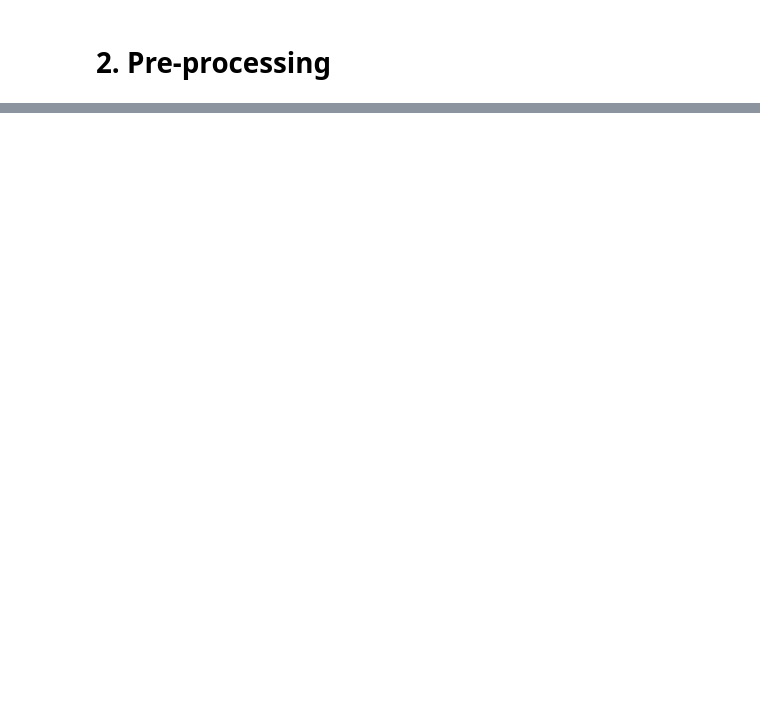
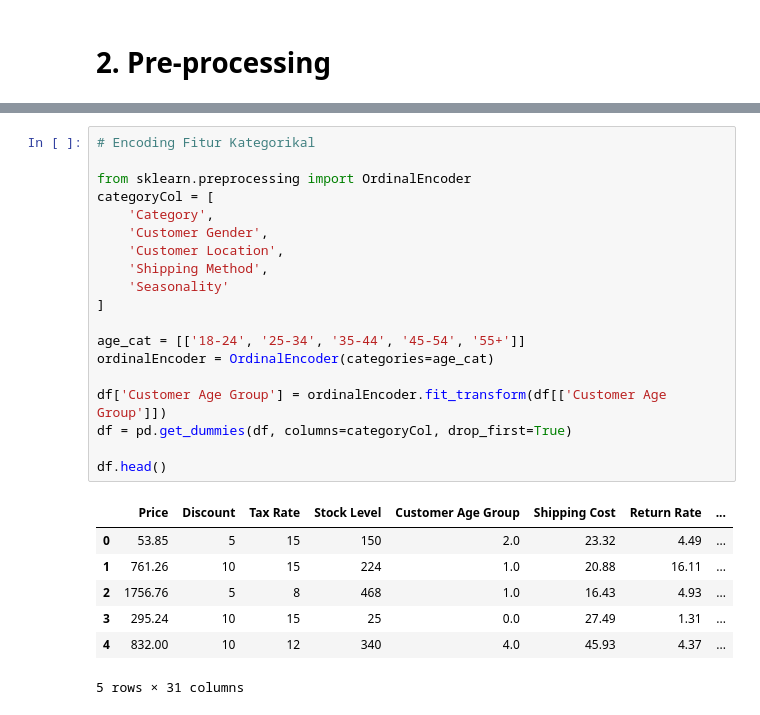
Before and after one commit to nonUser00/Prediksi-Pembelian-Produk, a Jupyter notebook: main_app.ipynb, the cells around one changed output, grey strips where cells are left out. Cells and saved outputs as stored; diff of their text form; blank space fills up the shorter version.

```diff
--- a/main_app.ipynb
+++ b/main_app.ipynb
@@ -20,0 +76,27 @@ df.head()
+# %%
+# Encoding Fitur Kategorikal
+
+from sklearn.preprocessing import OrdinalEncoder
+categoryCol = [
+    'Category',
+    'Customer Gender',
+    'Customer Location',
+    'Shipping Method',
+    'Seasonality'
+]
+
+age_cat = [['18-24', '25-34', '35-44', '45-54', '55+']]
+ordinalEncoder = OrdinalEncoder(categories=age_cat)
+
+df['Customer Age Group'] = ordinalEncoder.fit_transform(df[['Customer Age Group']])
+df = pd.get_dummies(df, columns=categoryCol, drop_first=True)
+
+df.head()
+# %% [output]
+|  | Price | Discount | Tax Rate | Stock Level | Customer Age Group | Shipping Cost | Return Rate | ... |
+| 0 | 53.85 | 5 | 15 | 150 | 2.0 | 23.32 | 4.49 | ... |
+| 1 | 761.26 | 10 | 15 | 224 | 1.0 | 20.88 | 16.11 | ... |
+| 2 | 1756.76 | 5 | 8 | 468 | 1.0 | 16.43 | 4.93 | ... |
+| 3 | 295.24 | 10 | 15 | 25 | 0.0 | 27.49 | 1.31 | ... |
+| 4 | 832.00 | 10 | 12 | 340 | 4.0 | 45.93 | 4.37 | ... |
+5 rows × 31 columns
```
Also changed, not shown: parts of 7 cells of this notebook.
